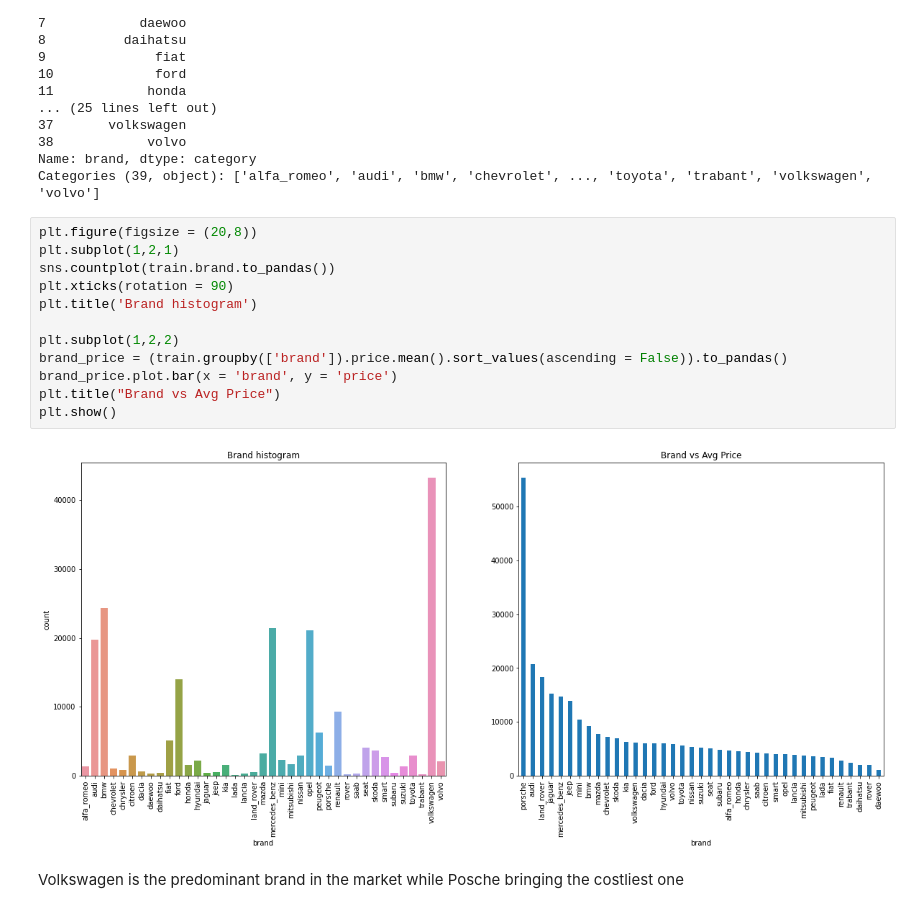
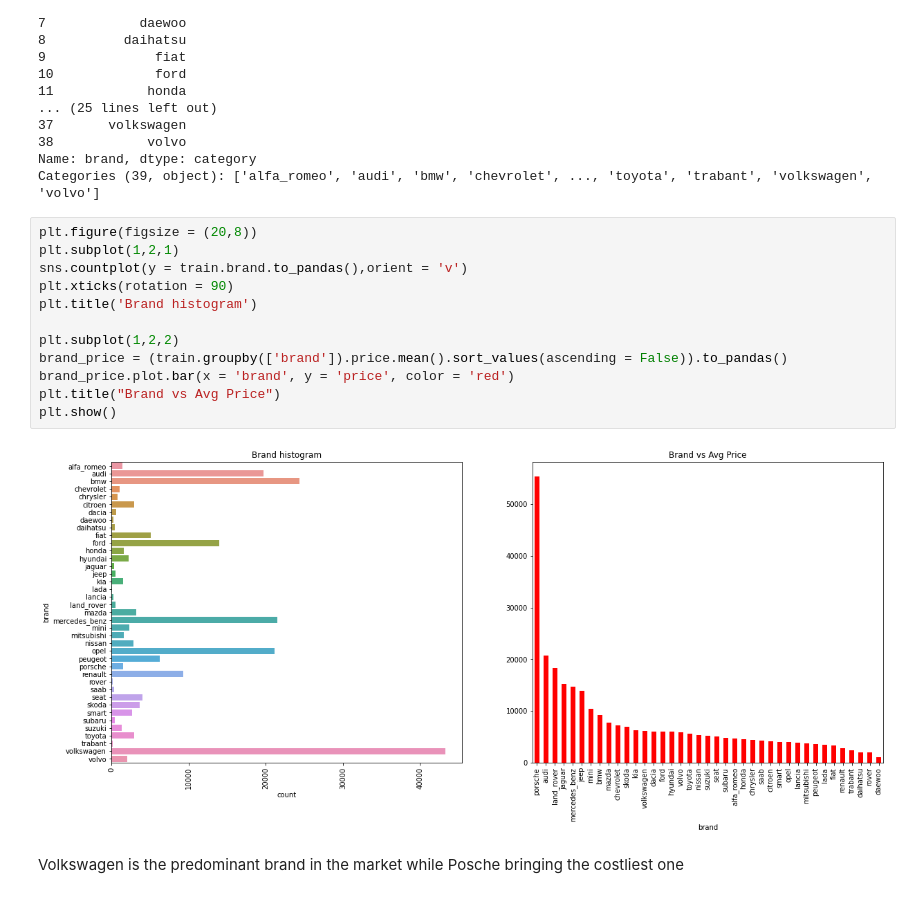
Before and after one commit to Vasan-th/Summer-School-2022, a Jupyter notebook: car-price-prediction.ipynb, the cells around one changed output. Drawn from its saved outputs; the diff is of its cells as text.

Commit message:
numerical column visualization

```diff
--- a/car-price-prediction.ipynb
+++ b/car-price-prediction.ipynb
@@ -157,17 +157,17 @@ Categories (39, object): ['alfa_romeo', 'audi', 'bmw', 'chevrolet', ..., 'toyota
 # %%
 plt.figure(figsize = (20,8))
 plt.subplot(1,2,1)
-sns.countplot(train.brand.to_pandas())
+sns.countplot(y = train.brand.to_pandas(),orient = 'v')
 plt.xticks(rotation = 90)
 plt.title('Brand histogram')
 
 plt.subplot(1,2,2)
 brand_price = (train.groupby(['brand']).price.mean().sort_values(ascending = False)).to_pandas()
-brand_price.plot.bar(x = 'brand', y = 'price')
+brand_price.plot.bar(x = 'brand', y = 'price', color = 'red')
 plt.title("Brand vs Avg Price")
 plt.show()
 # %% [output]
-[figure, old version]
+[figure, new version]
 # %% [markdown]
 Volkswagen is the predominant brand in the market while Posche bringing the costliest one
 # %%
```
Also changed, not shown: parts of 8 cells of this notebook.
